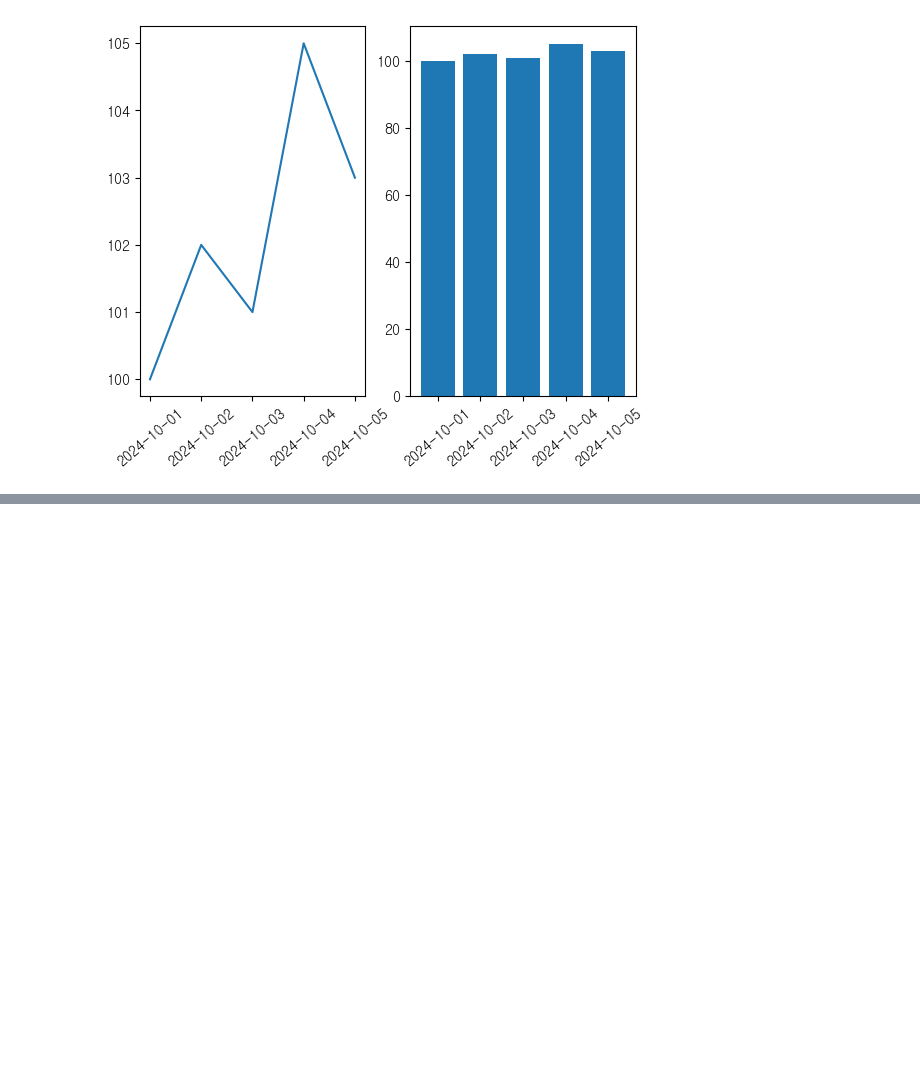
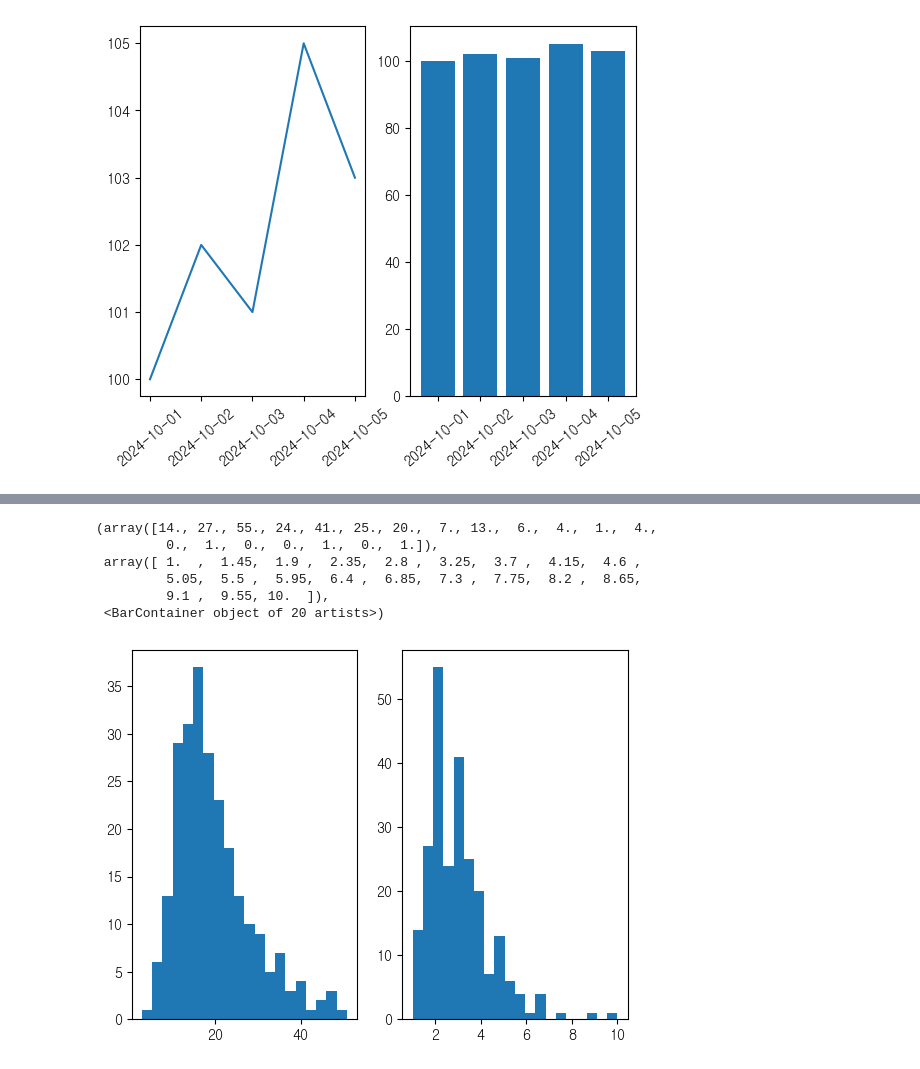
Before and after one commit to sjun4040/hipython_rep, a Jupyter notebook: 16.시각화.ipynb, the cells around one changed output, grey strips where cells are left out. Saved outputs shown, nothing was run; the diff lists cells and outputs as text; code cells hidden in the pictures; blank space fills up the shorter version.

```diff
--- a/16.시각화.ipynb
+++ b/16.시각화.ipynb
@@ -167,2 +169,5 @@ plt.xticks(rotation=40)
 # %%
-# scatter, 산점도
+# 새로운 데이터셋
+import seaborn as sns
+tips_df = sns.load_dataset('tips')
+tips_df.head()
@@ -168,0 +181,15 @@ plt.xticks(rotation=40)
+# %%
+# 1번량 그래프 : 히스토그램
+plt.subplot(1,2,1)
+plt.hist(data=tips_df, x='total_bill', bins= 20)
+
+plt.subplot(1,2,2)
+plt.hist(data=tips_df, x='tip', bins= 20)
+# %% [output]
+(array([14., 27., 55., 24., 41., 25., 20.,  7., 13.,  6.,  4.,  1.,  4.,
+         0.,  1.,  0.,  0.,  1.,  0.,  1.]),
+ array([ 1.  ,  1.45,  1.9 ,  2.35,  2.8 ,  3.25,  3.7 ,  4.15,  4.6 ,
+         5.05,  5.5 ,  5.95,  6.4 ,  6.85,  7.3 ,  7.75,  8.2 ,  8.65,
+         9.1 ,  9.55, 10.  ]),
+ <BarContainer object of 20 artists>)
+[figure, added]
```
Also changed, not shown: parts of 13 cells of this notebook.
